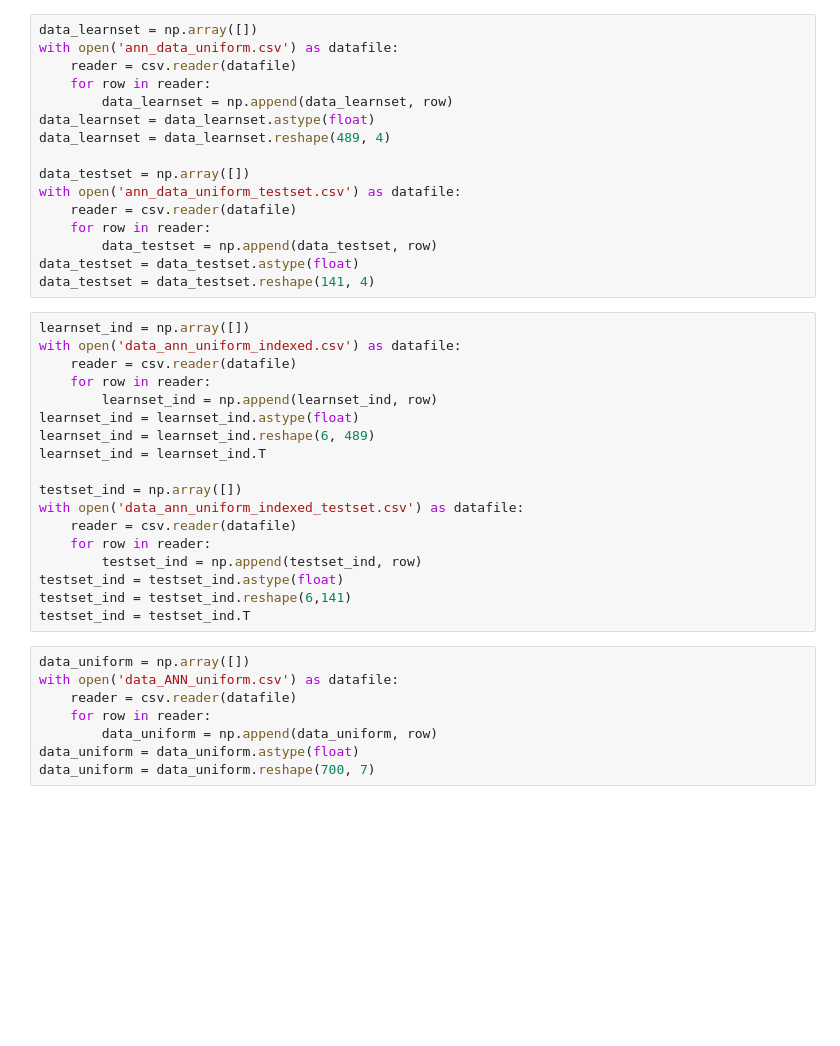
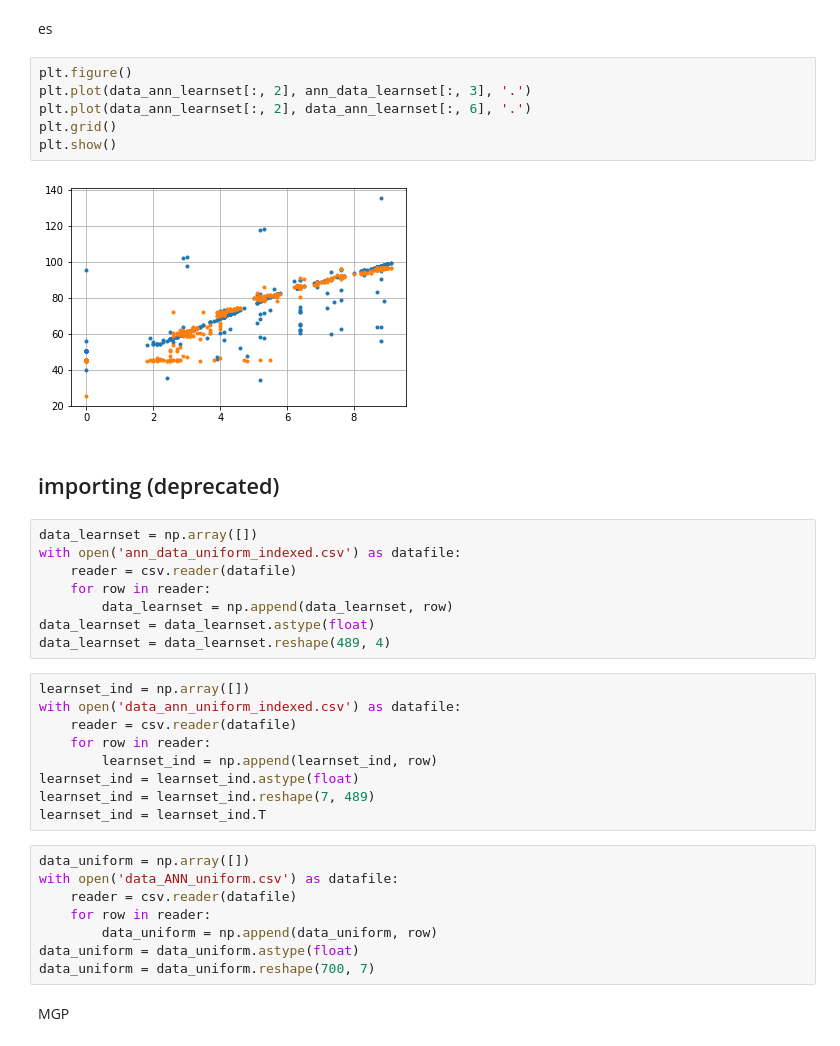
Before and after one commit to ateplovoz/ANN, a Jupyter notebook: model_sym/ann_data_uniform_plotting.ipynb, the cells around one changed output. Cells and saved outputs as stored; diff of their text form; blank space fills up the shorter version.

```diff
--- a/model_sym/ann_data_uniform_plotting.ipynb
+++ b/model_sym/ann_data_uniform_plotting.ipynb
@@ -5,19 +95,23 @@ import matplotlib.pyplot as plt
+# %% [markdown]
+es
+# %%
+plt.figure()
+plt.plot(data_ann_learnset[:, 2], ann_data_learnset[:, 3], '.')
+plt.plot(data_ann_learnset[:, 2], data_ann_learnset[:, 6], '.')
+plt.grid()
+plt.show()
+# %% [output]
+[figure, added]
+# %% [markdown]
+## importing (deprecated)
 # %%
 data_learnset = np.array([])
-with open('ann_data_uniform.csv') as datafile:
+with open('ann_data_uniform_indexed.csv') as datafile:
     reader = csv.reader(datafile)
     for row in reader:
         data_learnset = np.append(data_learnset, row)
 data_learnset = data_learnset.astype(float)
 data_learnset = data_learnset.reshape(489, 4)
-
-data_testset = np.array([])
-with open('ann_data_uniform_testset.csv') as datafile:
-    reader = csv.reader(datafile)
-    for row in reader:
-        data_testset = np.append(data_testset, row)
-data_testset = data_testset.astype(float)
-data_testset = data_testset.reshape(141, 4)
 # %%
 learnset_ind = np.array([])
 with open('data_ann_uniform_indexed.csv') as datafile:
@@ -25,17 +119,8 @@ with open('data_ann_uniform_indexed.csv') as datafile:
     for row in reader:
         learnset_ind = np.append(learnset_ind, row)
 learnset_ind = learnset_ind.astype(float)
-learnset_ind = learnset_ind.reshape(6, 489)
+learnset_ind = learnset_ind.reshape(7, 489)
 learnset_ind = learnset_ind.T
-
-testset_ind = np.array([])
-with open('data_ann_uniform_indexed_testset.csv') as datafile:
-    reader = csv.reader(datafile)
-    for row in reader:
-        testset_ind = np.append(testset_ind, row)
-testset_ind = testset_ind.astype(float)
-testset_ind = testset_ind.reshape(6,141)
-testset_ind = testset_ind.T
 # %%
 data_uniform = np.array([])
 with open('data_ANN_uniform.csv') as datafile:
@@ -44,6 +129,8 @@ with open('data_ANN_uniform.csv') as datafile:
         data_uniform = np.append(data_uniform, row)
 data_uniform = data_uniform.astype(float)
 data_uniform = data_uniform.reshape(700, 7)
+# %% [markdown]
+MGP
 # %%
 plt.figure()
 plt.plot(learnset_ind[:, 2], data_learnset[:, 0], '.')
```
Also changed, not shown: parts of 23 cells of this notebook, 10 other files.
